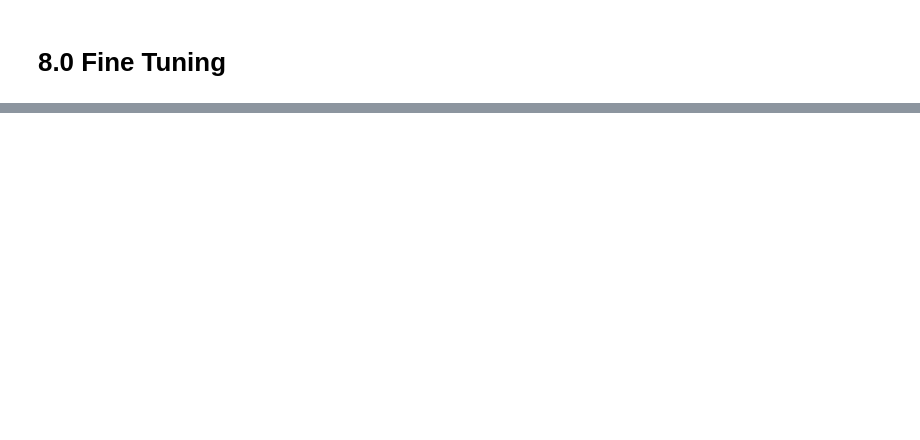
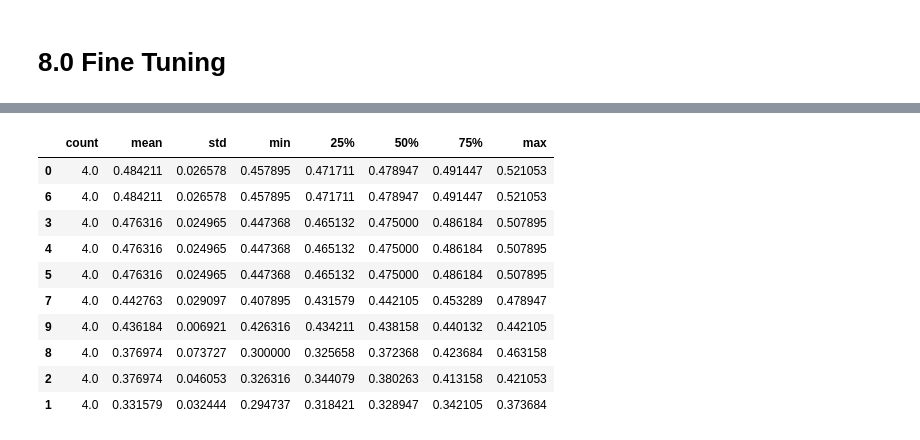
Before and after one commit to mahelvson/FootballPredictions, a Jupyter notebook: notebooks/Análise Final - Prevendo Jogos do Brasileirão.ipynb, the cells around one changed output, grey strips where cells are left out. Cells and saved outputs as stored; diff of their text form; code cells hidden in the pictures; blank space fills up the shorter version.

```diff
--- a/notebooks/Análise Final - Prevendo Jogos do Brasileirão.ipynb
+++ b/notebooks/Análise Final - Prevendo Jogos do Brasileirão.ipynb
@@ -1582,0 +1652,14 @@ Nota-se que o melhor modelo é o <b> SVM que considera apenas 1 temporada </b>,
+# %%
+final_result.T.describe().T.sort_values(by='mean', ascending=False)
+# %% [output]
+|  | count | mean | std | min | 25% | 50% | 75% | max |
+| 0 | 4.0 | 0.484211 | 0.026578 | 0.457895 | 0.471711 | 0.478947 | 0.491447 | 0.521053 |
+| 6 | 4.0 | 0.484211 | 0.026578 | 0.457895 | 0.471711 | 0.478947 | 0.491447 | 0.521053 |
+| 3 | 4.0 | 0.476316 | 0.024965 | 0.447368 | 0.465132 | 0.475000 | 0.486184 | 0.507895 |
+| 4 | 4.0 | 0.476316 | 0.024965 | 0.447368 | 0.465132 | 0.475000 | 0.486184 | 0.507895 |
+| 5 | 4.0 | 0.476316 | 0.024965 | 0.447368 | 0.465132 | 0.475000 | 0.486184 | 0.507895 |
+| 7 | 4.0 | 0.442763 | 0.029097 | 0.407895 | 0.431579 | 0.442105 | 0.453289 | 0.478947 |
+| 9 | 4.0 | 0.436184 | 0.006921 | 0.426316 | 0.434211 | 0.438158 | 0.440132 | 0.442105 |
+| 8 | 4.0 | 0.376974 | 0.073727 | 0.300000 | 0.325658 | 0.372368 | 0.423684 | 0.463158 |
+| 2 | 4.0 | 0.376974 | 0.046053 | 0.326316 | 0.344079 | 0.380263 | 0.413158 | 0.421053 |
+| 1 | 4.0 | 0.331579 | 0.032444 | 0.294737 | 0.318421 | 0.328947 | 0.342105 | 0.373684 |
```
Also changed, not shown: parts of 16 cells of this notebook, 3 other files.
